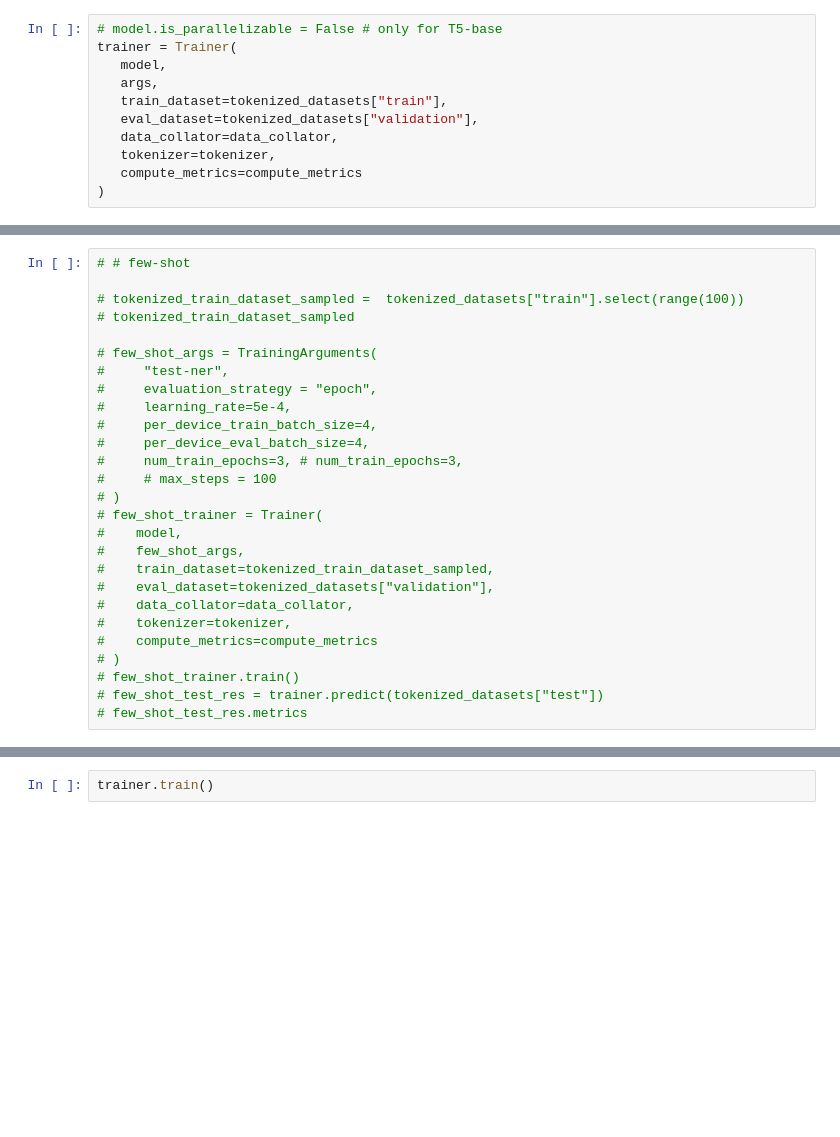
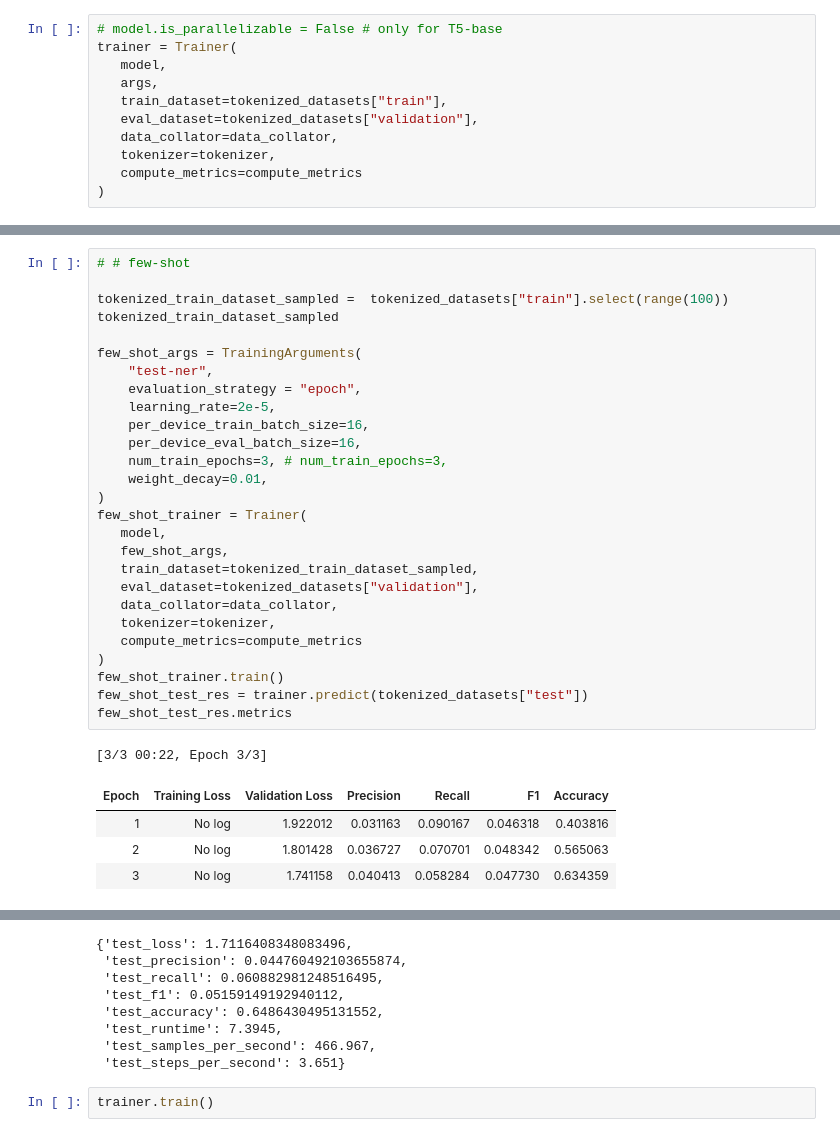
Before and after one commit to wmkai/CompSci839, a Jupyter notebook: Fine-Tuning-BERT.ipynb, the cells around one changed output, grey strips where cells are left out. Saved outputs shown, nothing was run; the diff lists cells and outputs as text; blank space fills up the shorter version.

```diff
--- a/Fine-Tuning-BERT.ipynb
+++ b/Fine-Tuning-BERT.ipynb
@@ -374,27 +374,33 @@ zero_shot_test_res.metrics
 # %%
 # # few-shot
 
-# tokenized_train_dataset_sampled =  tokenized_datasets["train"].select(range(100))
-# tokenized_train_dataset_sampled
+tokenized_train_dataset_sampled =  tokenized_datasets["train"].select(range(100))
+tokenized_train_dataset_sampled
 
-# few_shot_args = TrainingArguments(
-#     "test-ner",
-#     evaluation_strategy = "epoch",
-#     learning_rate=5e-4,
-#     per_device_train_batch_size=4,
-#     per_device_eval_batch_size=4,
-#     num_train_epochs=3, # num_train_epochs=3,
-#     # max_steps = 100
-# )
-# few_shot_trainer = Trainer(
-#    model,
-#    few_shot_args,
-#    train_dataset=tokenized_train_dataset_sampled,
-#    eval_dataset=tokenized_datasets["validation"],
-#    data_collator=data_collator,
-#    tokenizer=tokenizer,
-#    compute_metrics=compute_metrics
-# )
-# few_shot_trainer.train()
-# few_shot_test_res = trainer.predict(tokenized_datasets["test"])
-# few_shot_test_res.metrics
+few_shot_args = TrainingArguments(
+    "test-ner",
+    evaluation_strategy = "epoch",
+    learning_rate=2e-5,
+    per_device_train_batch_size=16,
+    per_device_eval_batch_size=16,
+    num_train_epochs=3, # num_train_epochs=3,
+    weight_decay=0.01,
+)
+few_shot_trainer = Trainer(
+   model,
+   few_shot_args,
+   train_dataset=tokenized_train_dataset_sampled,
+   eval_dataset=tokenized_datasets["validation"],
+   data_collator=data_collator,
+   tokenizer=tokenizer,
+   compute_metrics=compute_metrics
+)
+few_shot_trainer.train()
+few_shot_test_res = trainer.predict(tokenized_datasets["test"])
+few_shot_test_res.metrics
+# %% [output]
+[3/3 00:22, Epoch 3/3]
+| Epoch | Training Loss | Validation Loss | Precision | Recall | F1 | Accuracy |
+| 1 | No log | 1.922012 | 0.031163 | 0.090167 | 0.046318 | 0.403816 |
+| 2 | No log | 1.801428 | 0.036727 | 0.070701 | 0.048342 | 0.565063 |
+| 3 | No log | 1.741158 | 0.040413 | 0.058284 | 0.047730 | 0.634359 |
@@ -401,3 +408,11 @@ zero_shot_test_res.metrics
+{'test_loss': 1.7116408348083496,
+ 'test_precision': 0.044760492103655874,
+ 'test_recall': 0.060882981248516495,
+ 'test_f1': 0.05159149192940112,
+ 'test_accuracy': 0.6486430495131552,
+ 'test_runtime': 7.3945,
+ 'test_samples_per_second': 466.967,
+ 'test_steps_per_second': 3.651}
 # %%
 trainer.train()
 # %% [output]
```
Also changed, not shown: parts of 3 cells of this notebook, 1 other file.
